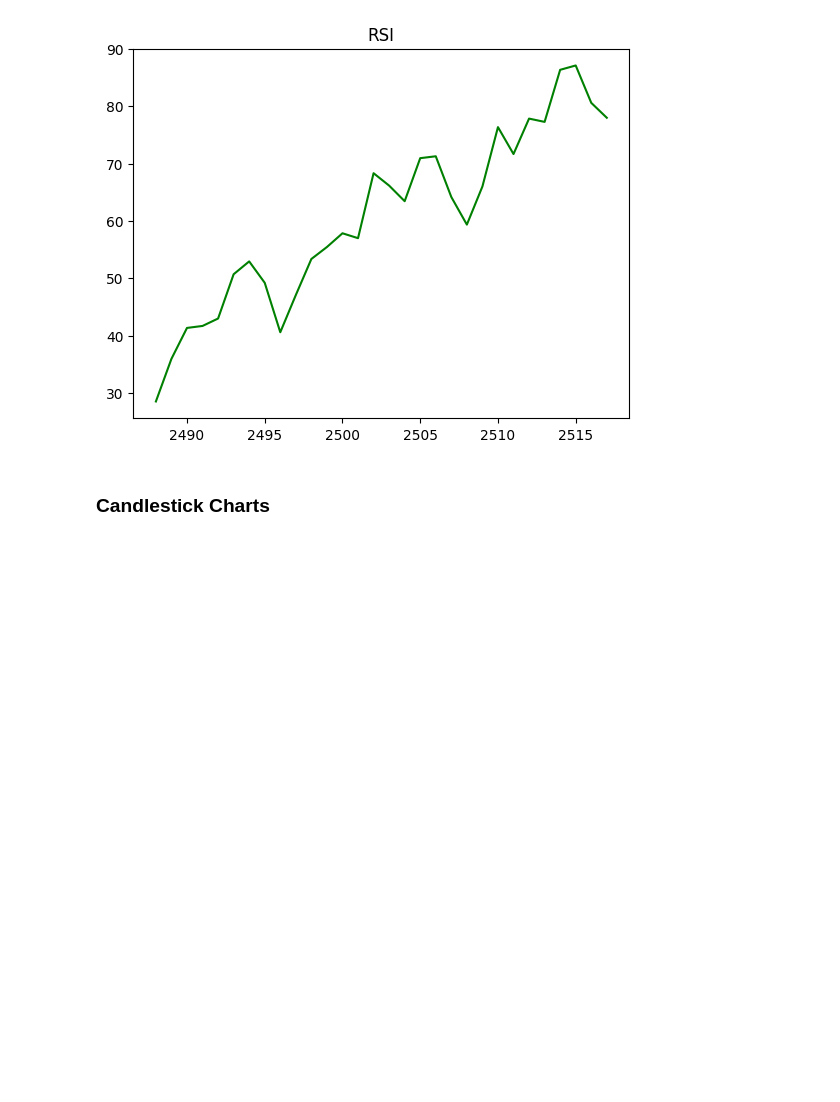
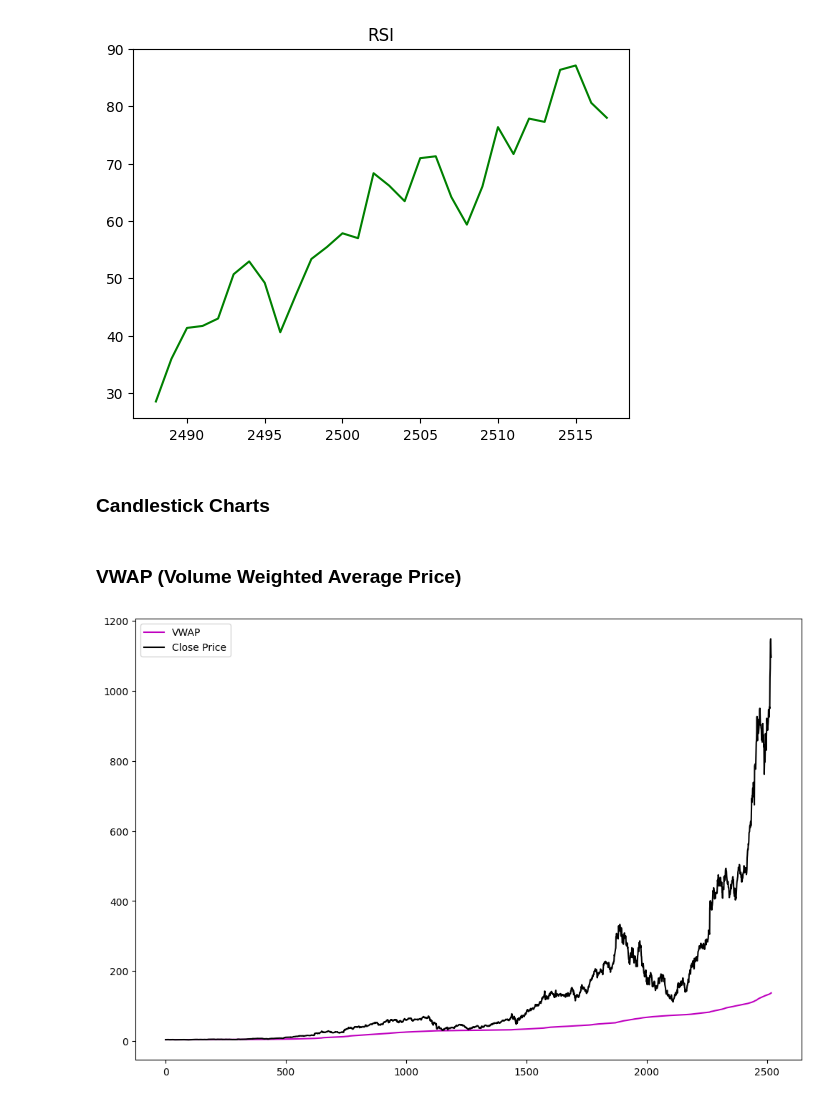
Before and after one commit to wrjodjana/EquitiesAnalyzer, a Jupyter notebook: graphs.ipynb, the cells around one changed output. Cells and saved outputs as stored; diff of their text form; code cells hidden in the pictures; blank space fills up the shorter version.

```diff
--- a/graphs.ipynb
+++ b/graphs.ipynb
@@ -96,3 +96,19 @@ def show_candlestick(df: pd.DataFrame) -> None:
 hist_last30 = hist.iloc[-30:]
 
 show_candlestick(hist_last30)
+# %% [markdown]
+### VWAP (Volume Weighted Average Price)
+# %%
+hist['TP'] = (hist['High'] + hist['Low'] + hist['Close']) / 3
+hist['TPV'] = hist['TP'] * hist['Volume']
+hist['CumVolume'] = hist['Volume'].cumsum()
+hist['CumTPV'] = hist['TPV'].cumsum()
+hist['VWAP'] = hist['CumTPV'] / hist['CumVolume']
+
+plt.figure(figsize=(12, 8))
+hist['VWAP'].plot(color='m', label='VWAP')
+hist['Close'].plot(color='k', label='Close Price')
+plt.legend()
+plt.show()
+# %% [output]
+[figure, added]
```
Also changed, not shown: parts of 3 cells of this notebook, 4 other files.
